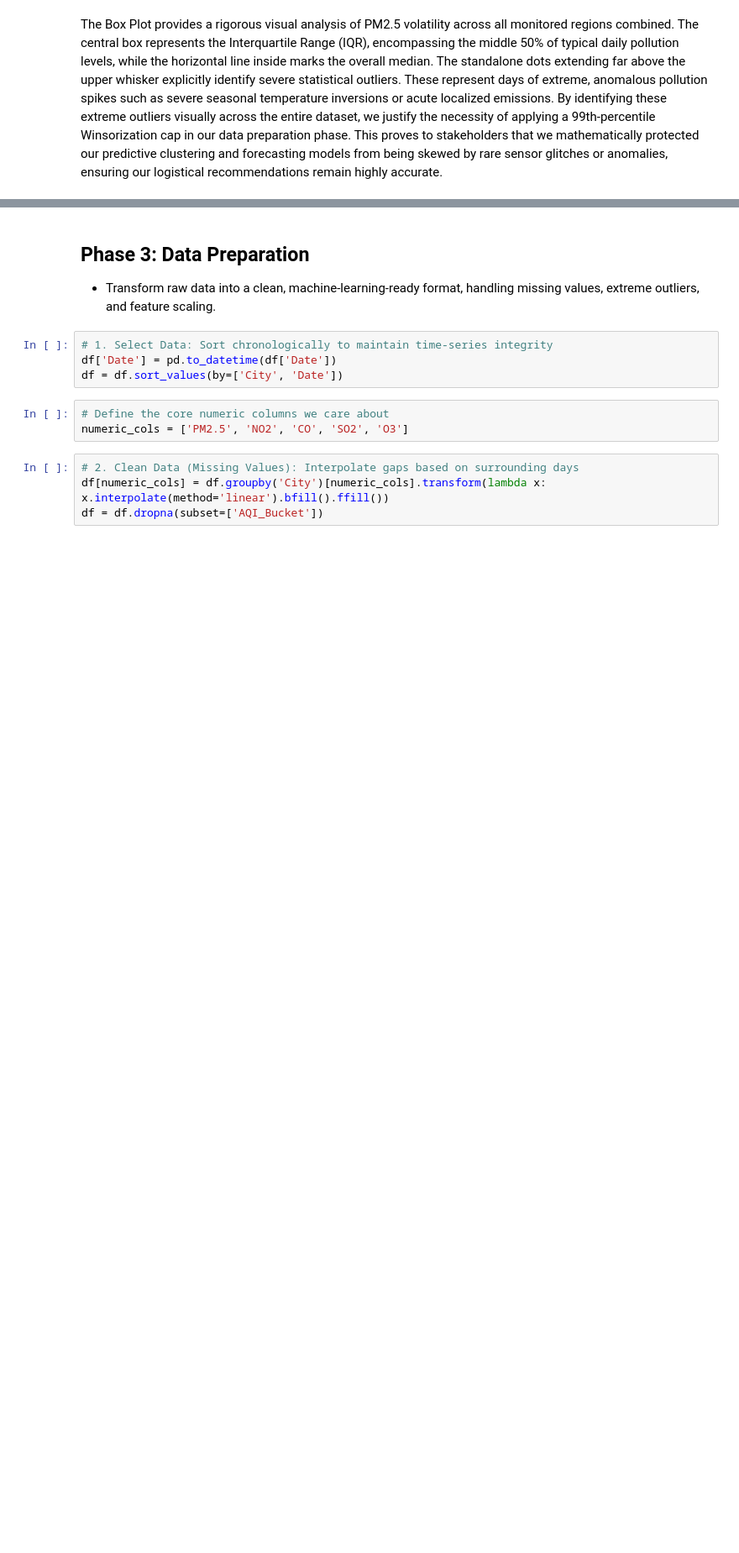
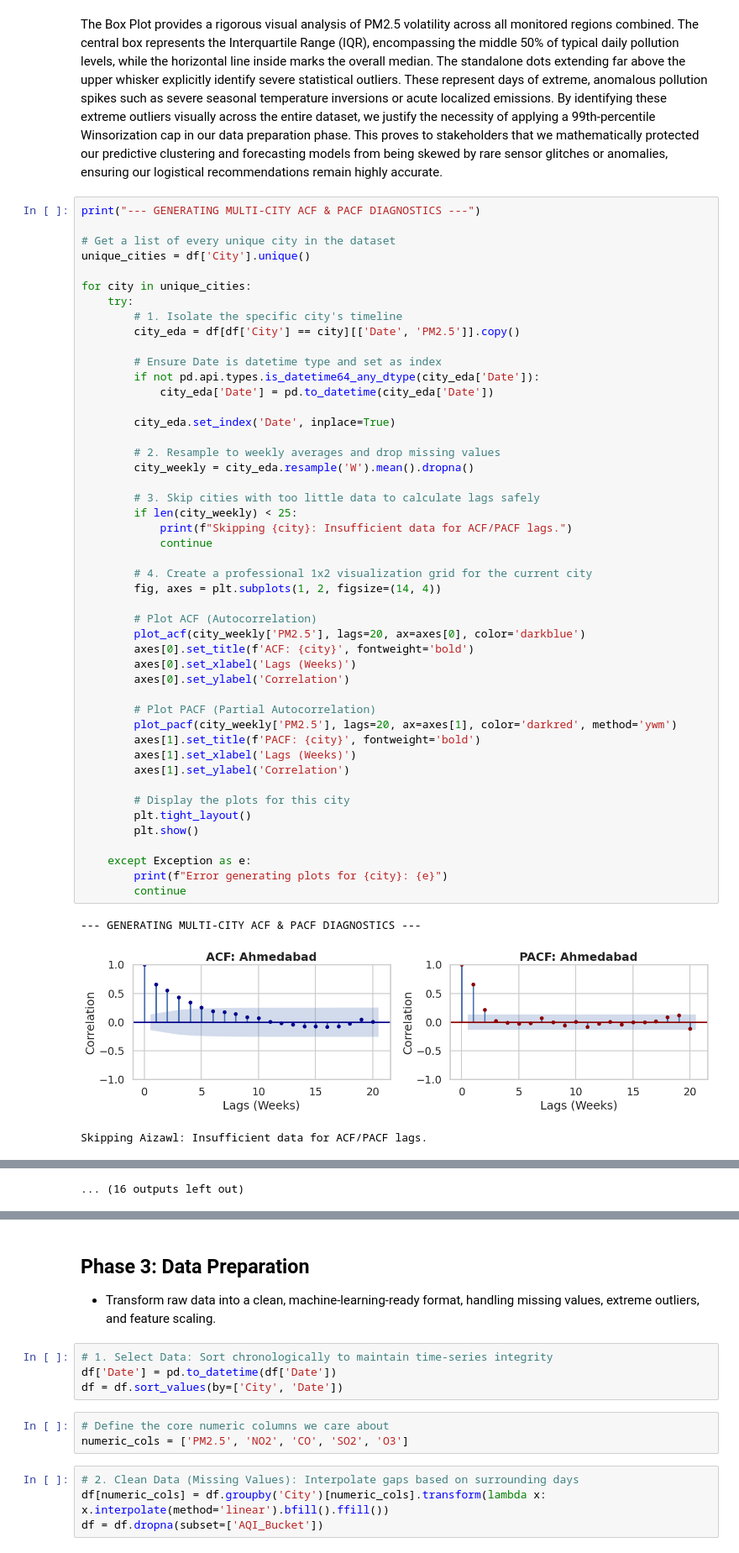
Before and after one commit to viloriaonin/FinalProject-BAT404, a Jupyter notebook: FinalProject_BAT_404.ipynb, the cells around one changed output, grey strips where cells are left out. Shown at 84% size. Cells and saved outputs as stored; diff of their text form; blank space fills up the shorter version.

```diff
--- a/FinalProject_BAT_404.ipynb
+++ b/FinalProject_BAT_404.ipynb
@@ -188,3 +193,54 @@ plt.show()
 [figure]
 # %% [markdown]
 The Box Plot provides a rigorous visual analysis of PM2.5 volatility across all monitored regions combined. The central box represents the Interquartile Range (IQR), encompassing the middle 50% of typical daily pollution levels, while the horizontal line inside marks the overall median. The standalone dots extending far above the upper whisker explicitly identify severe statistical outliers. These represent days of extreme, anomalous pollution spikes such as severe seasonal temperature inversions or acute localized emissions. By identifying these extreme outliers visually across the entire dataset, we justify the necessity of applying a 99th-percentile Winsorization cap in our data preparation phase. This proves to stakeholders that we mathematically protected our predictive clustering and forecasting models from being skewed by rare sensor glitches or anomalies, ensuring our logistical recommendations remain highly accurate.
+# %%
+print("--- GENERATING MULTI-CITY ACF & PACF DIAGNOSTICS ---")
+
+# Get a list of every unique city in the dataset
+unique_cities = df['City'].unique()
+
+for city in unique_cities:
+    try:
+        # 1. Isolate the specific city's timeline
+        city_eda = df[df['City'] == city][['Date', 'PM2.5']].copy()
+
+        # Ensure Date is datetime type and set as index
+        if not pd.api.types.is_datetime64_any_dtype(city_eda['Date']):
+            city_eda['Date'] = pd.to_datetime(city_eda['Date'])
+
+        city_eda.set_index('Date', inplace=True)
+
+        # 2. Resample to weekly averages and drop missing values
+        city_weekly = city_eda.resample('W').mean().dropna()
+
+        # 3. Skip cities with too little data to calculate lags safely
+        if len(city_weekly) < 25:
+            print(f"Skipping {city}: Insufficient data for ACF/PACF lags.")
+            continue
+
+        # 4. Create a professional 1x2 visualization grid for the current city
+        fig, axes = plt.subplots(1, 2, figsize=(14, 4))
+
+        # Plot ACF (Autocorrelation)
+        plot_acf(city_weekly['PM2.5'], lags=20, ax=axes[0], color='darkblue')
+        axes[0].set_title(f'ACF: {city}', fontweight='bold')
+        axes[0].set_xlabel('Lags (Weeks)')
+        axes[0].set_ylabel('Correlation')
+
+        # Plot PACF (Partial Autocorrelation)
+        plot_pacf(city_weekly['PM2.5'], lags=20, ax=axes[1], color='darkred', method='ywm')
+        axes[1].set_title(f'PACF: {city}', fontweight='bold')
+        axes[1].set_xlabel('Lags (Weeks)')
+        axes[1].set_ylabel('Correlation')
+
+        # Display the plots for this city
+        plt.tight_layout()
+        plt.show()
+
+    except Exception as e:
+        print(f"Error generating plots for {city}: {e}")
+        continue
+# %% [output]
+--- GENERATING MULTI-CITY ACF & PACF DIAGNOSTICS ---
+[figure, added]
+Skipping Aizawl: Insufficient data for ACF/PACF lags.
@@ -190,0 +256 @@ The Box Plot provides a rigorous visual analysis of PM2.5 volatility across all
+... (16 outputs left out)
```
Also changed, not shown: parts of 7 cells of this notebook.
